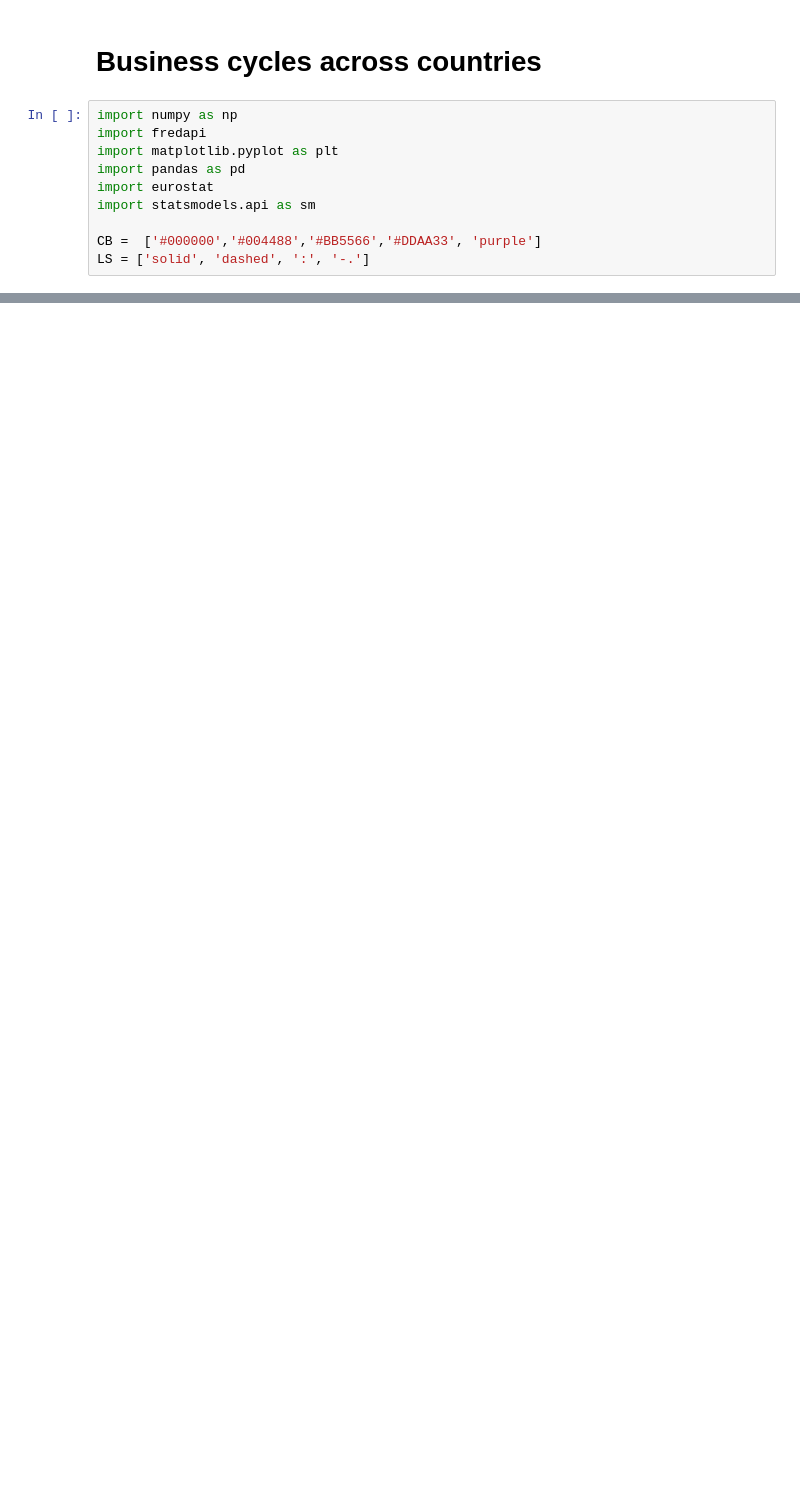
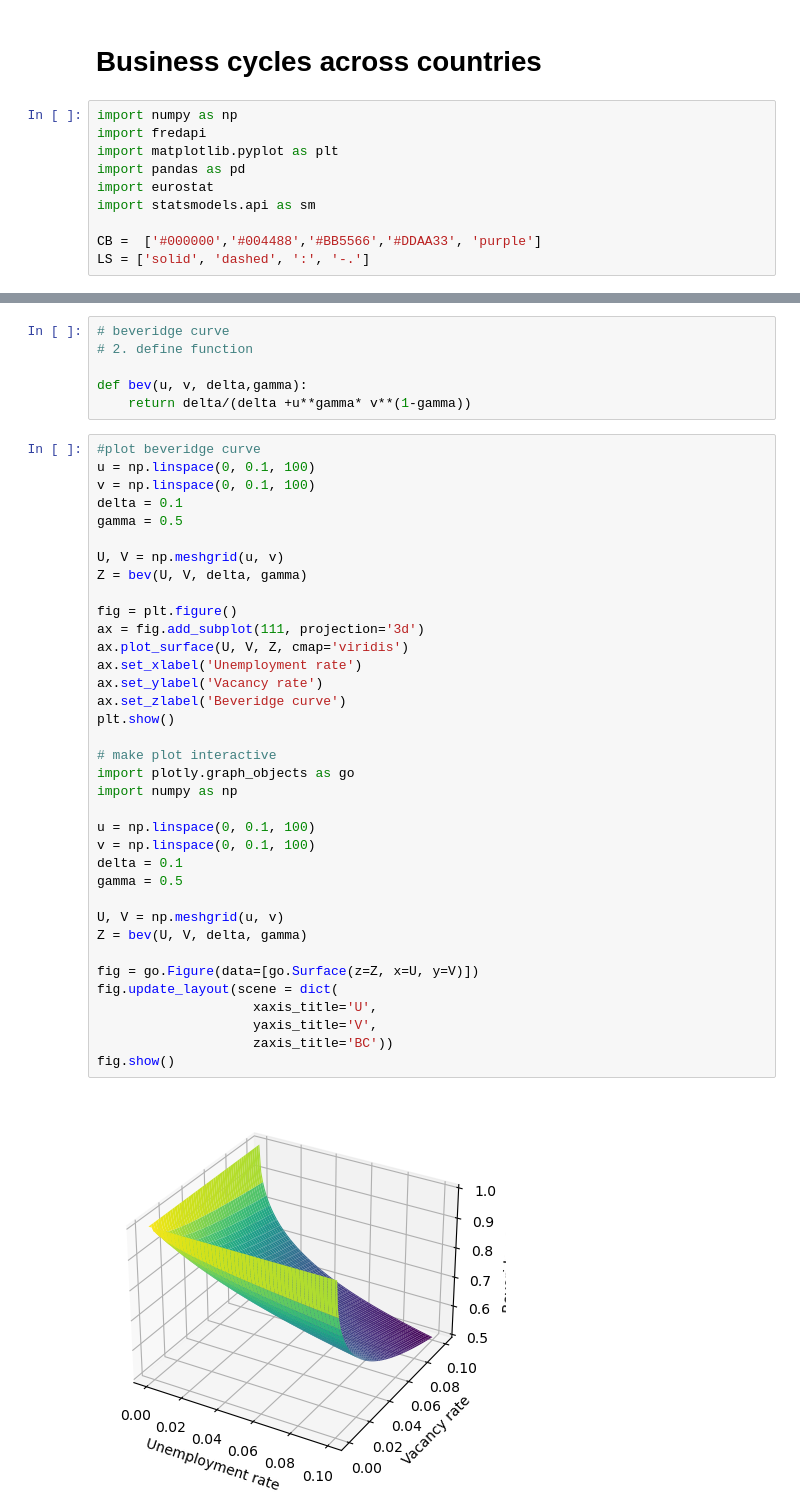
Before and after one commit to anl1313/MacroIII_public, a Jupyter notebook: Assignment 2/BusinessCycles.ipynb, the cells around one changed output, grey strips where cells are left out. Cells and saved outputs as stored; diff of their text form; blank space fills up the shorter version.

```diff
--- a/Assignment 2/BusinessCycles.ipynb
+++ b/Assignment 2/BusinessCycles.ipynb
@@ -335,0 +282,44 @@ Length: 926, dtype: float64
+# %%
+# beveridge curve
+# 2. define function
+
+def bev(u, v, delta,gamma):
+    return delta/(delta +u**gamma* v**(1-gamma))
+# %%
+#plot beveridge curve
+u = np.linspace(0, 0.1, 100)
+v = np.linspace(0, 0.1, 100)
+delta = 0.1
+gamma = 0.5
+
+U, V = np.meshgrid(u, v)
+Z = bev(U, V, delta, gamma)
+
+fig = plt.figure()
+ax = fig.add_subplot(111, projection='3d')
+ax.plot_surface(U, V, Z, cmap='viridis')
+ax.set_xlabel('Unemployment rate')
+ax.set_ylabel('Vacancy rate')
+ax.set_zlabel('Beveridge curve')
+plt.show()
+
+# make plot interactive
+import plotly.graph_objects as go
+import numpy as np
+
+u = np.linspace(0, 0.1, 100)
+v = np.linspace(0, 0.1, 100)
+delta = 0.1
+gamma = 0.5
+
+U, V = np.meshgrid(u, v)
+Z = bev(U, V, delta, gamma)
+
+fig = go.Figure(data=[go.Surface(z=Z, x=U, y=V)])
+fig.update_layout(scene = dict(
+                    xaxis_title='U',
+                    yaxis_title='V',
+                    zaxis_title='BC'))
+fig.show()
+# %% [output]
+[figure, added]
```
Also changed, not shown: parts of 36 cells of this notebook, 6 other files.
